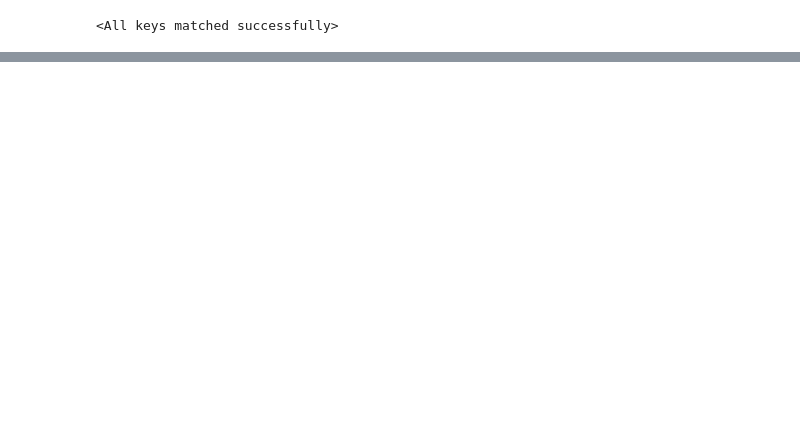
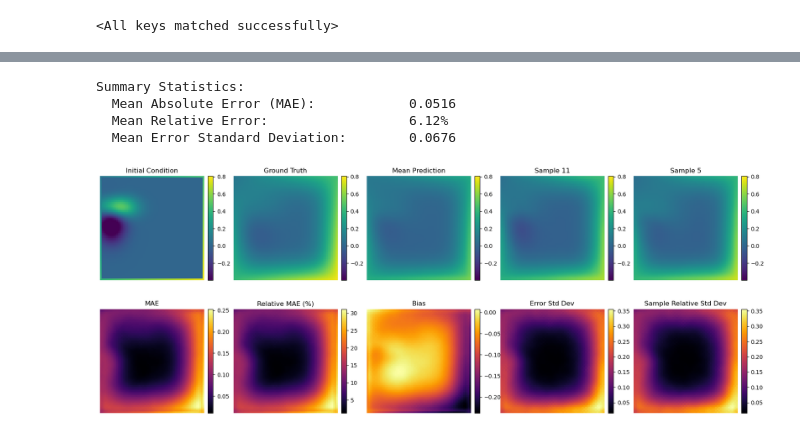
Before and after one commit to cmt-dtu-energy/dynamical-pde-diffusion, a Jupyter notebook: notebooks/inspect_models.ipynb, the cells around one changed output, grey strips where cells are left out. Drawn from its saved outputs; the diff is of its cells as text; code cells hidden in the pictures; blank space fills up the shorter version.

```diff
--- a/notebooks/inspect_models.ipynb
+++ b/notebooks/inspect_models.ipynb
@@ -239,0 +172,11 @@ print(f"Final total loss: {losses[-1, 3]:.4f}")
+# %%
+sampler = dpde.sampling.EDMHeatSampler(
+    net=edm,
+    device=torch.device("cuda" if torch.cuda.is_available() else "cpu"),
+    sample_shape=(64, 64),
+    num_channels=2 if run_cfg.dataset.method == "joint" else 1,
+    num_steps=50,
+    sigma_min=0.002,
+    sigma_max=80.0,
+    rho=7.0,
+)
@@ -239,0 +345,8 @@ print(f"Final total loss: {losses[-1, 3]:.4f}")
+# %%
+plot_and_compute_metrics(samples, OBS, 1)
+# %% [output]
+Summary Statistics:
+  Mean Absolute Error (MAE):            0.0516
+  Mean Relative Error:                  6.12%
+  Mean Error Standard Deviation:        0.0676
+[figure, added]
```
Also changed, not shown: parts of 23 cells of this notebook, 30 other files.
